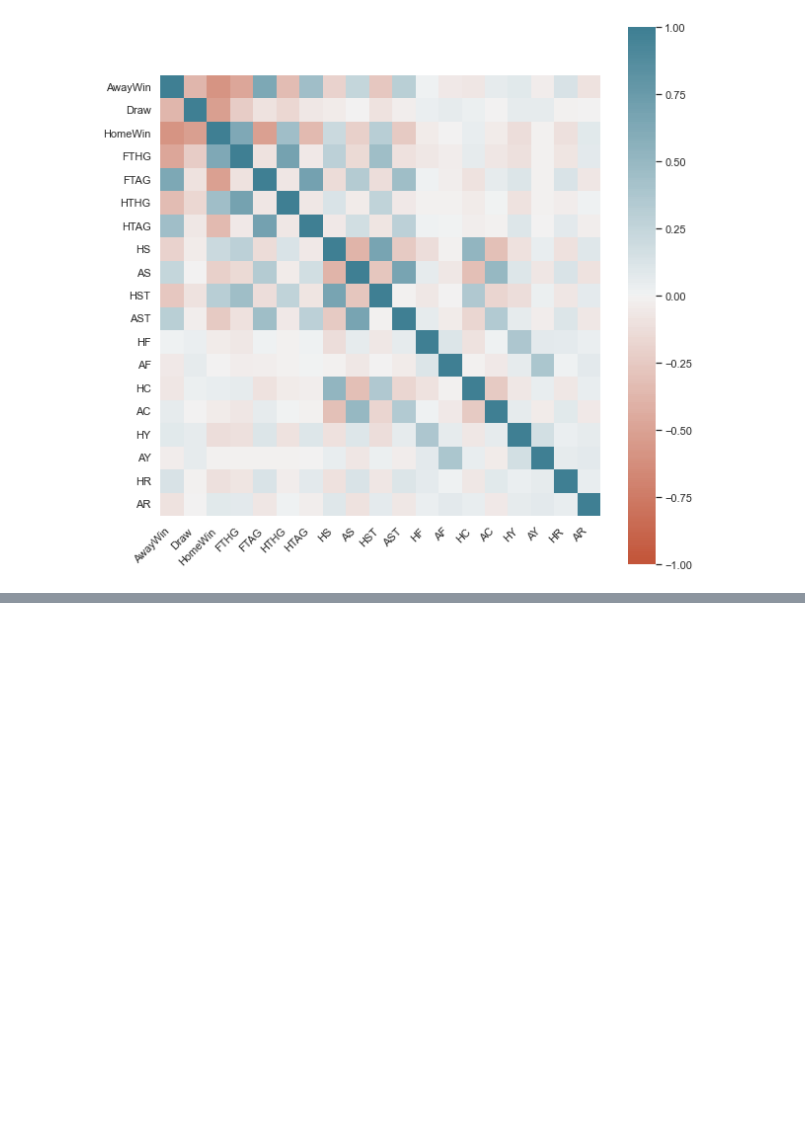
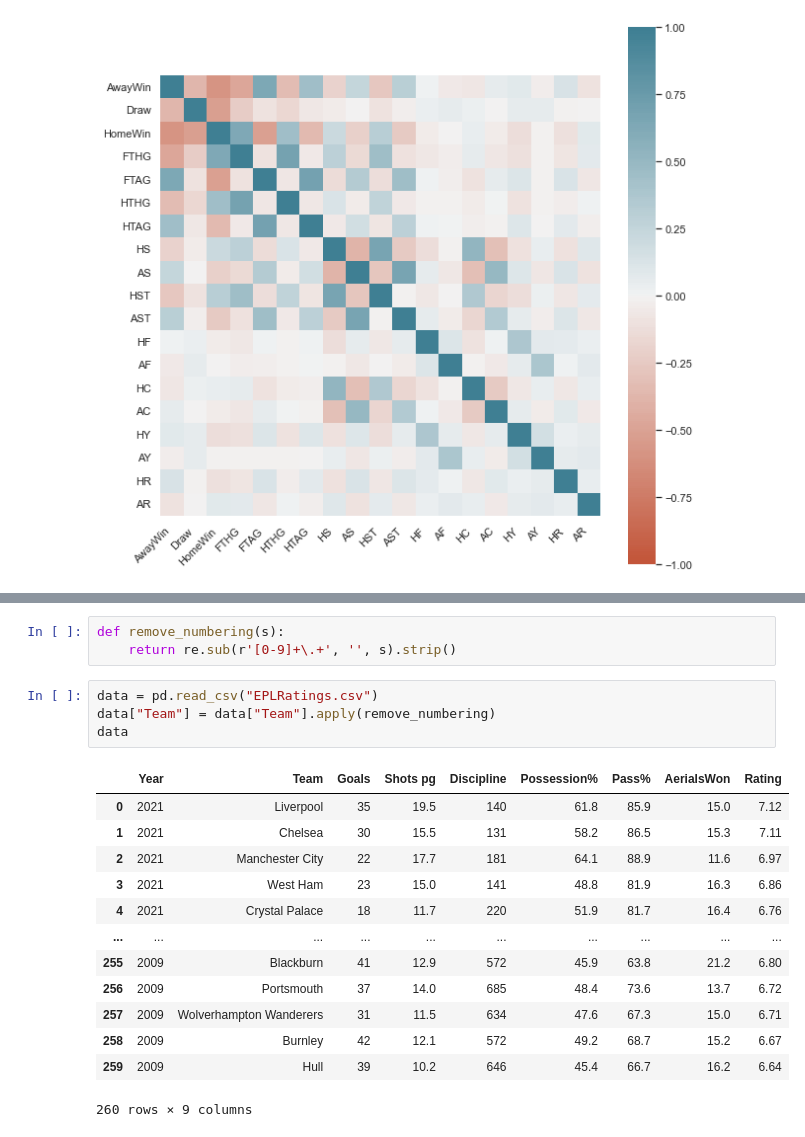
Before and after one commit to yolannel/BeatTheBookies, a Jupyter notebook: data_exploration.ipynb, the cells around one changed output, grey strips where cells are left out. Saved outputs shown, nothing was run; the diff lists cells and outputs as text; blank space fills up the shorter version.

```diff
--- a/data_exploration.ipynb
+++ b/data_exploration.ipynb
@@ -85,0 +110,21 @@ ax.set_xticklabels(
+# %%
+def remove_numbering(s):
+    return re.sub(r'[0-9]+\.+', '', s).strip()
+# %%
+data = pd.read_csv("EPLRatings.csv")
+data["Team"] = data["Team"].apply(remove_numbering)
+data
+# %% [output]
+|  | Year | Team | Goals | Shots pg | Discipline | Possession% | Pass% | AerialsWon | Rating |
+| 0 | 2021 | Liverpool | 35 | 19.5 | 140 | 61.8 | 85.9 | 15.0 | 7.12 |
+| 1 | 2021 | Chelsea | 30 | 15.5 | 131 | 58.2 | 86.5 | 15.3 | 7.11 |
+| 2 | 2021 | Manchester City | 22 | 17.7 | 181 | 64.1 | 88.9 | 11.6 | 6.97 |
+| 3 | 2021 | West Ham | 23 | 15.0 | 141 | 48.8 | 81.9 | 16.3 | 6.86 |
+| 4 | 2021 | Crystal Palace | 18 | 11.7 | 220 | 51.9 | 81.7 | 16.4 | 6.76 |
+| ... | ... | ... | ... | ... | ... | ... | ... | ... | ... |
+| 255 | 2009 | Blackburn | 41 | 12.9 | 572 | 45.9 | 63.8 | 21.2 | 6.80 |
+| 256 | 2009 | Portsmouth | 37 | 14.0 | 685 | 48.4 | 73.6 | 13.7 | 6.72 |
+| 257 | 2009 | Wolverhampton Wanderers | 31 | 11.5 | 634 | 47.6 | 67.3 | 15.0 | 6.71 |
+| 258 | 2009 | Burnley | 42 | 12.1 | 572 | 49.2 | 68.7 | 15.2 | 6.67 |
+| 259 | 2009 | Hull | 39 | 10.2 | 646 | 45.4 | 66.7 | 16.2 | 6.64 |
+260 rows × 9 columns
```
Also changed, not shown: parts of 6 cells of this notebook.
